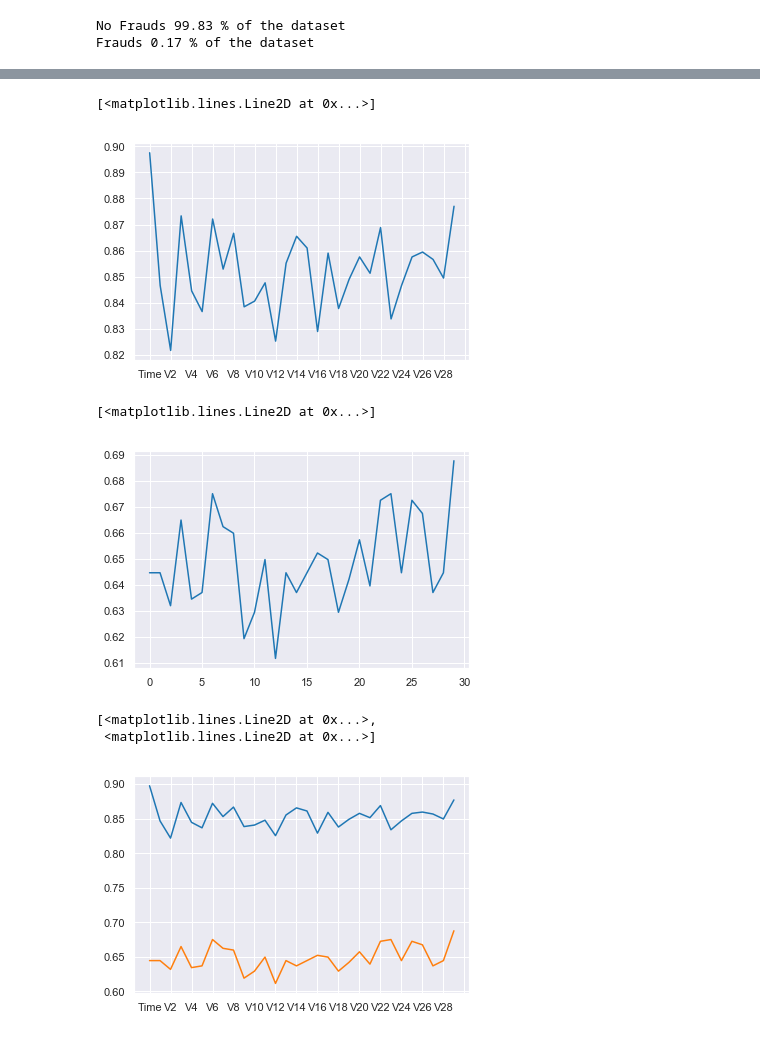
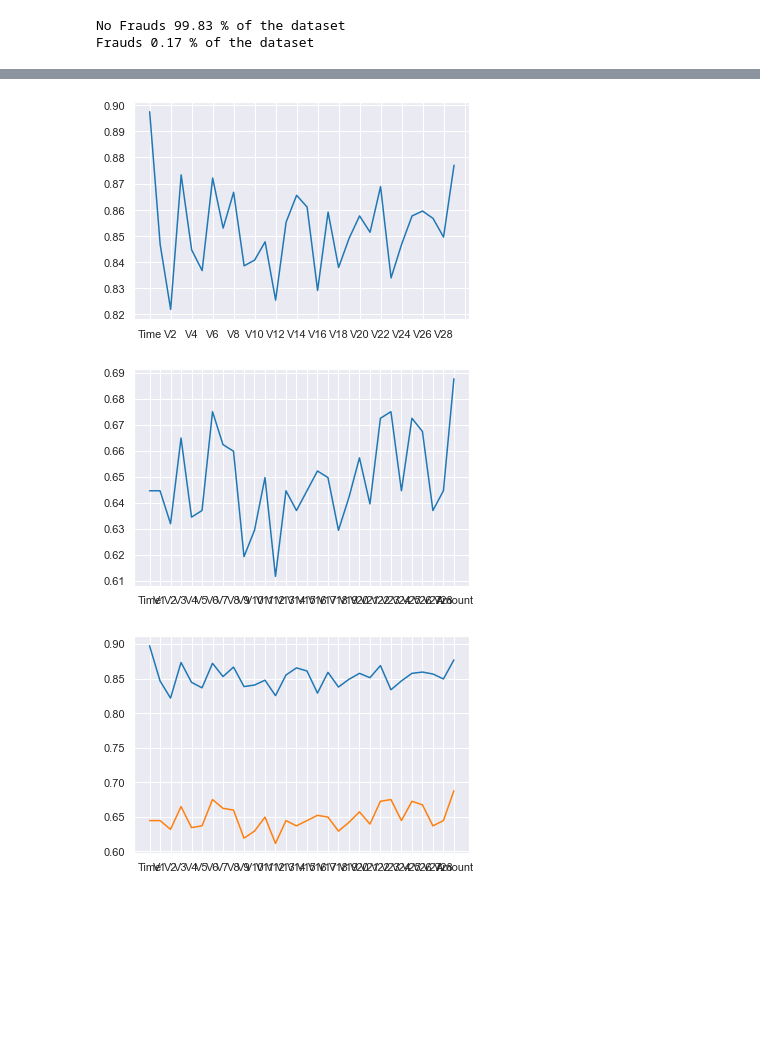
Before and after one commit to harineem1/Springboard01, a Jupyter notebook: Capstone/Capstone 1/Code/CP1 Using Logistic Regression.ipynb, the cells around one changed output, grey strips where cells are left out. Drawn from its saved outputs; the diff is of its cells as text; code cells hidden in the pictures; blank space fills up the shorter version.

```diff
--- a/Capstone/Capstone 1/Code/CP1 Using Logistic Regression.ipynb
+++ b/Capstone/Capstone 1/Code/CP1 Using Logistic Regression.ipynb
@@ -143,4 +167,0 @@ Logistic Regression
-# %%
-model = LogisticRegression()
-model.fit(X_train,y_train)
-analyzePredictions(model, X_train, y_train)
@@ -155,4 +167,0 @@ Recall: 0.6852791878172588
-# %%
-model = LogisticRegression()
-model.fit(X_train,y_train)
-analyzePredictions(model, X_test, y_test)
@@ -233,7 +236,9 @@ y_predict_training = model.predict(X_train)
 # %%
+model = LogisticRegression(solver='lbfgs', max_iter=500, C=10).fit(X_train, y_train)
+y_predict_test = model.predict(X_test)
+y_predict_training = model.predict(X_train)
 print("[Training Classification Report]")
 print(classification_report(y_train, y_predict_training))
-
 print("[Test Classification Report]")
 print(classification_report(y_test, y_predict_test))
 # %% [output]
@@ -309,15 +281,13 @@ for idx, val in enumerate(X_train.columns):
     print("Dropping ", val)
     model = LogisticRegression(solver='lbfgs', max_iter=500, C=10).fit(X_train, y_train)
     X_train_new = X_train.drop(val, axis=1)
-    X_test_new = X_test.drop(val, axis=1)
+    #X_test_new = X_test.drop(val, axis=1)
     model.fit(X_train_new, y_train)
-    printScores(model, X_train_new, X_test_new, y_train, y_test)
     y_predict_training = model.predict(X_train_new)
     xAx = np.append(xAx, val)
     accAx = np.append(accAx, accuracy_score(y_train, y_predict_training))
     precAx = np.append(precAx, precision_score(y_train, y_predict_training))
     recAx = np.append(recAx, recall_score(y_train, y_predict_training))
     f1Ax = np.append(f1Ax, f1_score(y_train, y_predict_training))
-plt.plot(xAx, accAx, precAx, recAx, f1Ax)
 # %% [output]
 Dropping  Time
@@ -396,18 +323,12 @@ F1 Score =  0.7134502923976609
 # %%
 plt.xticks(list(range(0, 100,2)))
 plt.plot(xAx, precAx)
+plt.show()
+plt.plot(xAx, recAx)
+plt.show()
+plt.plot(xAx, precAx, recAx)
+plt.show()
 # %% [output]
-[<matplotlib.lines.Line2D at 0x...>]
-[figure, old version]
+[figure, new version]
+[figure, added]
+[figure, added]
-# %%
-plt.plot(recAx)
-# %% [output]
-[<matplotlib.lines.Line2D at 0x...>]
-[figure, removed]
-# %%
-plt.xticks(list(range(0, 100,2)))
-plt.plot(xAx, precAx, recAx)
-# %% [output]
-[<matplotlib.lines.Line2D at 0x...>,
- <matplotlib.lines.Line2D at 0x...>]
-[figure, removed]
```
Also changed, not shown: parts of 51 cells of this notebook.
